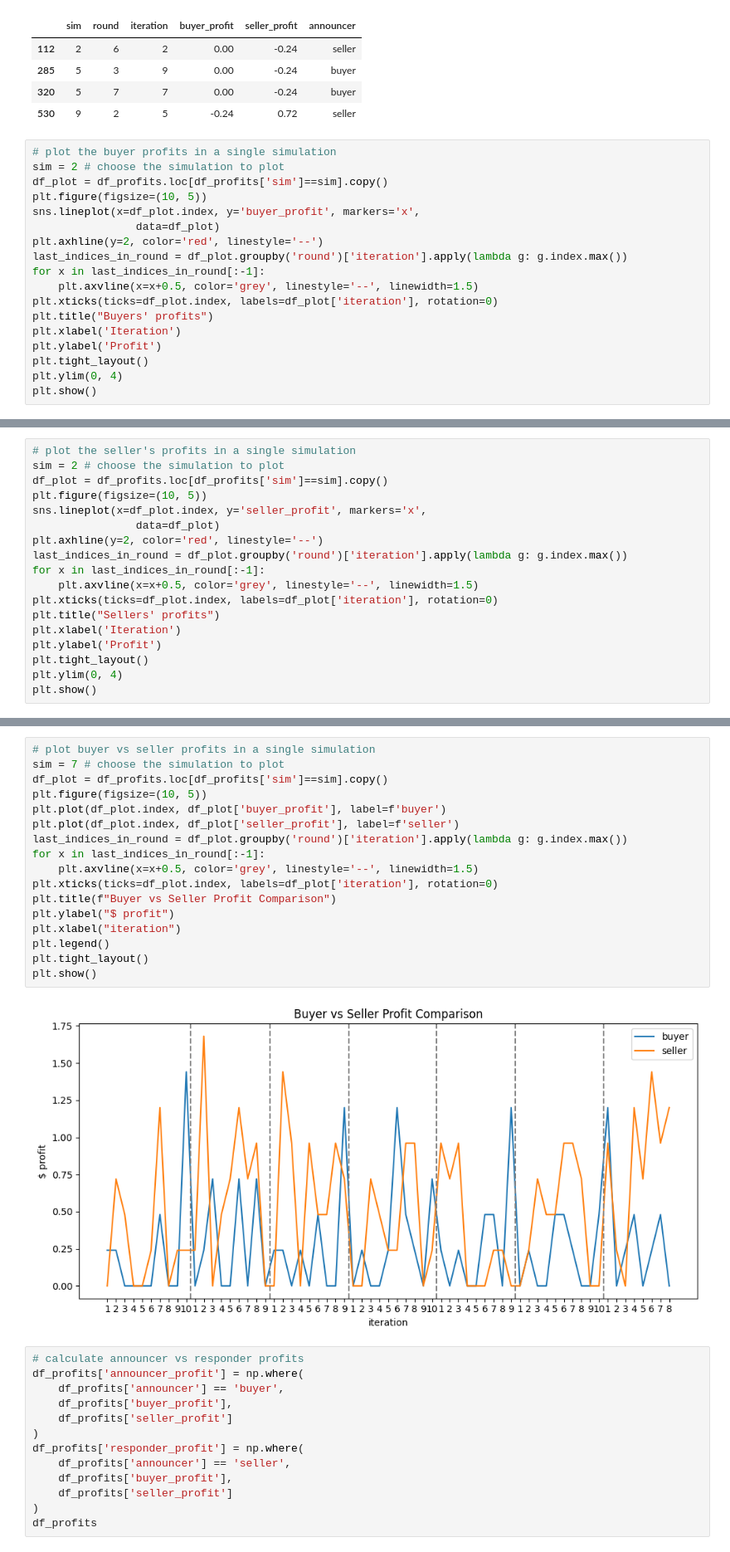
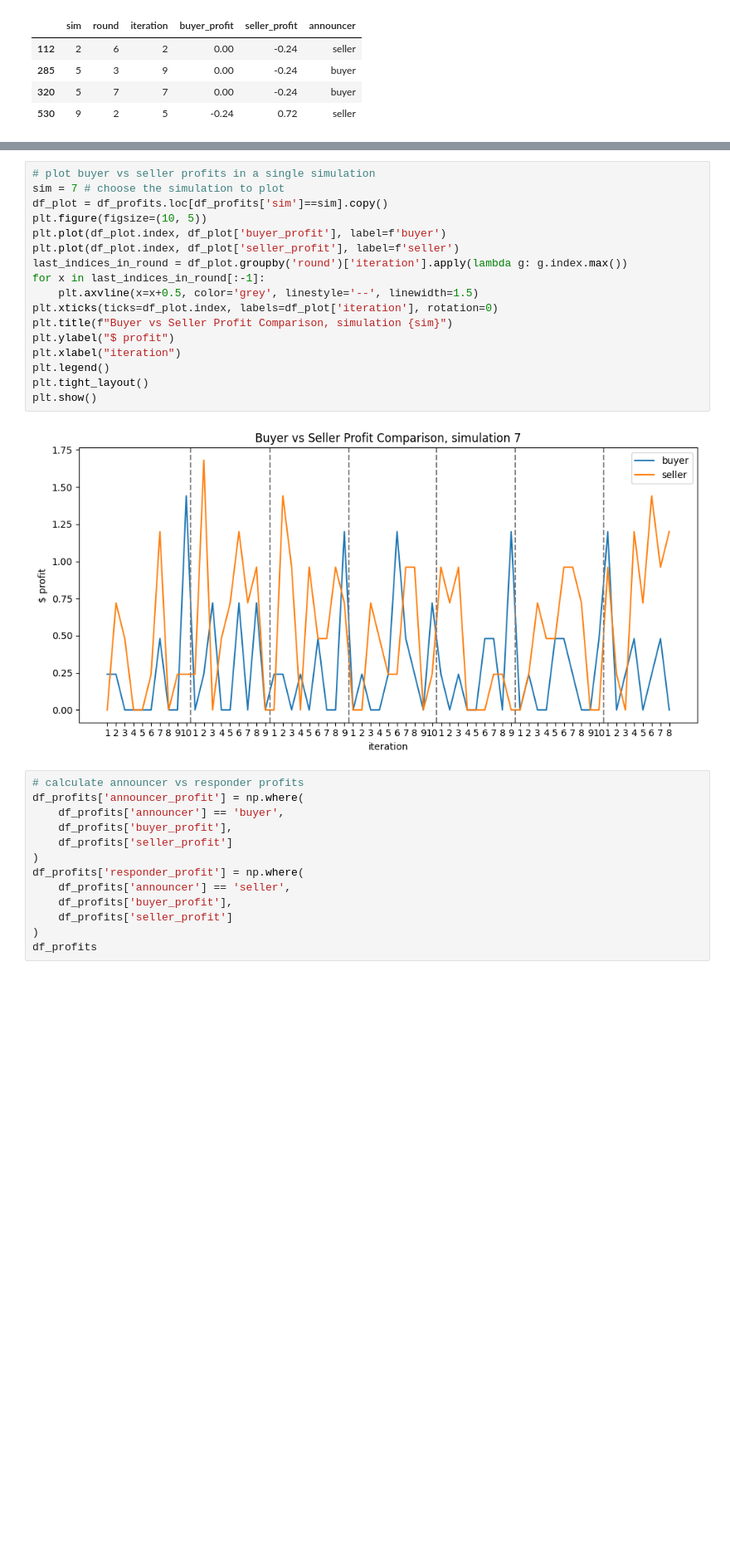
Before and after one commit to pawel-struski/market-equilibrium, a Jupyter notebook: results_analysis.ipynb, the cells around one changed output, grey strips where cells are left out. Shown at 83% size. Cells and saved outputs as stored; diff of their text form; blank space fills up the shorter version.

```diff
--- a/results_analysis.ipynb
+++ b/results_analysis.ipynb
@@ -463,21 +260,3 @@ df_profits.loc[(df_profits['seller_profit']<0) | (df_profits['buyer_profit']<0)]
 | 285 | 5 | 3 | 9 | 0.00 | -0.24 | buyer |
 | 320 | 5 | 7 | 7 | 0.00 | -0.24 | buyer |
 | 530 | 9 | 2 | 5 | -0.24 | 0.72 | seller |
-# %%
-# plot the buyer profits in a single simulation
-sim = 2 # choose the simulation to plot
-df_plot = df_profits.loc[df_profits['sim']==sim].copy()
-plt.figure(figsize=(10, 5))
-sns.lineplot(x=df_plot.index, y='buyer_profit', markers='x',
-                data=df_plot)
-plt.axhline(y=2, color='red', linestyle='--')
-last_indices_in_round = df_plot.groupby('round')['iteration'].apply(lambda g: g.index.max())
-for x in last_indices_in_round[:-1]:
-    plt.axvline(x=x+0.5, color='grey', linestyle='--', linewidth=1.5)
-plt.xticks(ticks=df_plot.index, labels=df_plot['iteration'], rotation=0)
-plt.title("Buyers' profits")
-plt.xlabel('Iteration')
-plt.ylabel('Profit')
-plt.tight_layout()
-plt.ylim(0, 4)
-plt.show()
@@ -486,18 +262,0 @@ plt.show()
-# %%
-# plot the seller's profits in a single simulation
-sim = 2 # choose the simulation to plot
-df_plot = df_profits.loc[df_profits['sim']==sim].copy()
-plt.figure(figsize=(10, 5))
-sns.lineplot(x=df_plot.index, y='seller_profit', markers='x',
-                data=df_plot)
-plt.axhline(y=2, color='red', linestyle='--')
-last_indices_in_round = df_plot.groupby('round')['iteration'].apply(lambda g: g.index.max())
-for x in last_indices_in_round[:-1]:
-    plt.axvline(x=x+0.5, color='grey', linestyle='--', linewidth=1.5)
-plt.xticks(ticks=df_plot.index, labels=df_plot['iteration'], rotation=0)
-plt.title("Sellers' profits")
-plt.xlabel('Iteration')
-plt.ylabel('Profit')
-plt.tight_layout()
-plt.ylim(0, 4)
-plt.show()
@@ -506,22 +263,22 @@ plt.show()
 # %%
 # plot buyer vs seller profits in a single simulation
 sim = 7 # choose the simulation to plot
 df_plot = df_profits.loc[df_profits['sim']==sim].copy()
 plt.figure(figsize=(10, 5))
 plt.plot(df_plot.index, df_plot['buyer_profit'], label=f'buyer')
 plt.plot(df_plot.index, df_plot['seller_profit'], label=f'seller')
 last_indices_in_round = df_plot.groupby('round')['iteration'].apply(lambda g: g.index.max())
 for x in last_indices_in_round[:-1]:
     plt.axvline(x=x+0.5, color='grey', linestyle='--', linewidth=1.5)
 plt.xticks(ticks=df_plot.index, labels=df_plot['iteration'], rotation=0)
-plt.title(f"Buyer vs Seller Profit Comparison")
+plt.title(f"Buyer vs Seller Profit Comparison, simulation {sim}")
 plt.ylabel("$ profit")
 plt.xlabel("iteration")
 plt.legend()
 plt.tight_layout()
 plt.show()
 # %% [output]
-[figure, old version]
+[figure, new version]
 # %%
 # calculate announcer vs responder profits
 df_profits['announcer_profit'] = np.where(
```
Also changed, not shown: parts of 45 cells of this notebook.
